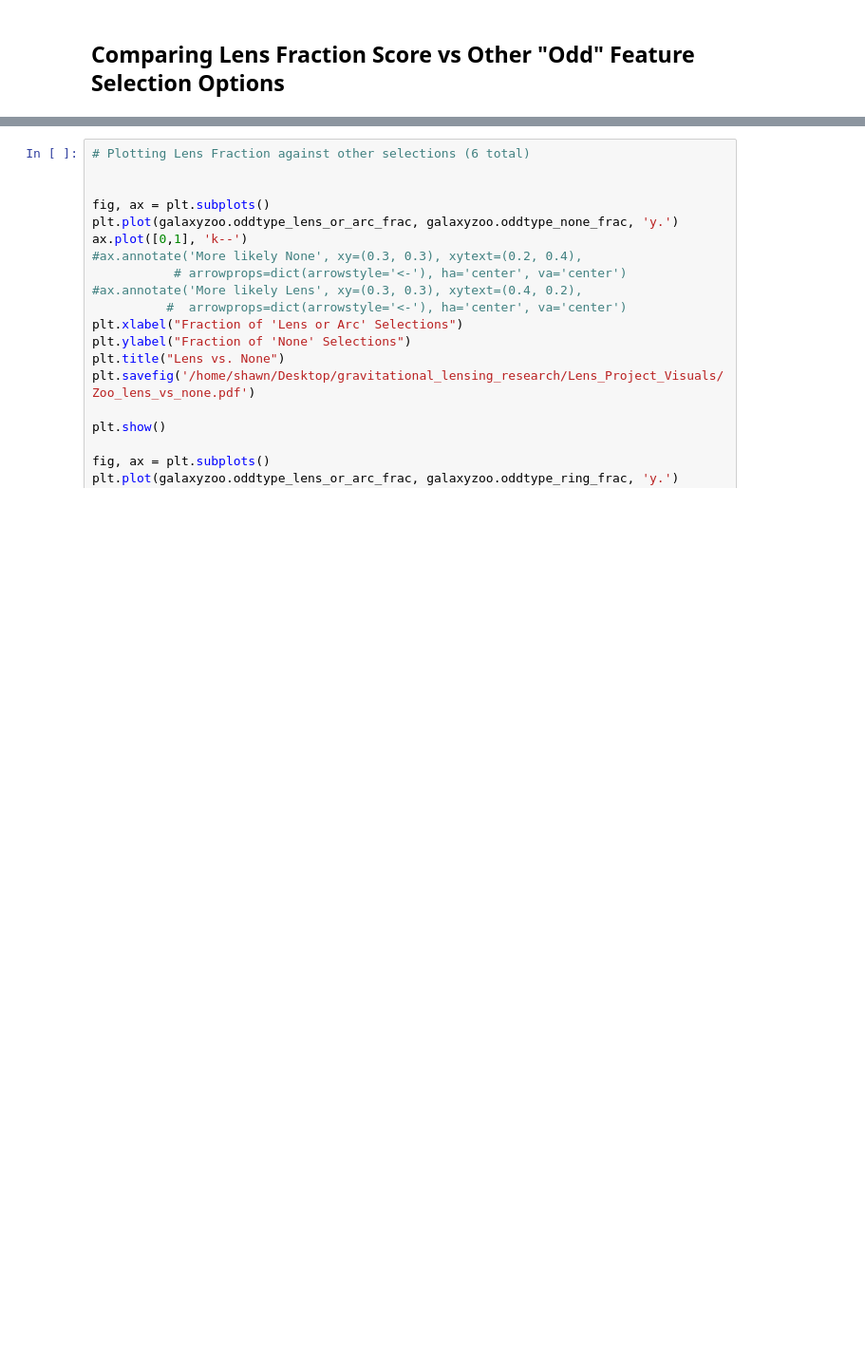
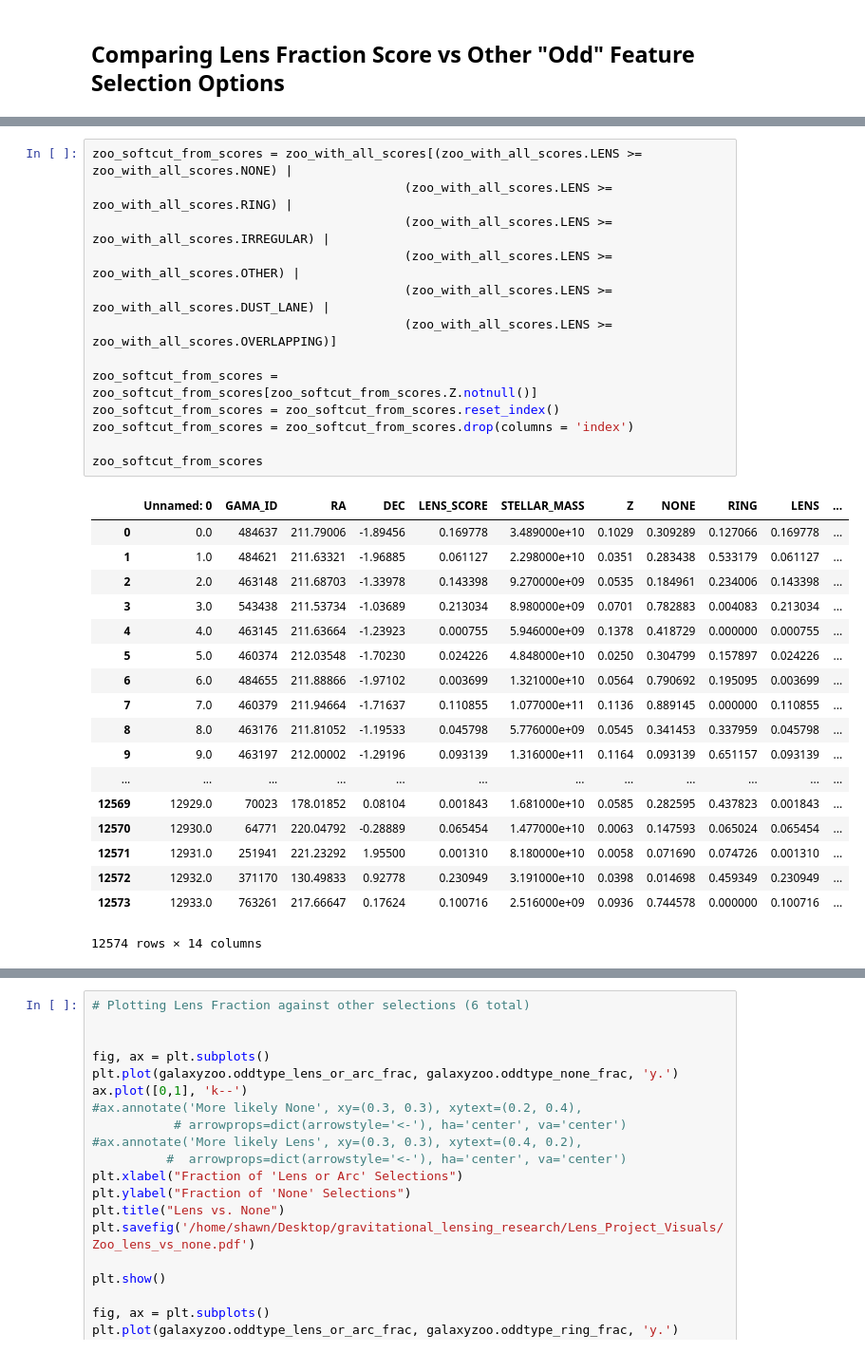
Before and after one commit to shawnknabel/lens_methods, a Jupyter notebook: Shawn Knabel - Gravitational Lensing Notebook - Concise.ipynb, the cells around one changed output, grey strips where cells are left out. Shown at 95% size. Drawn from its saved outputs; the diff is of its cells as text; blank space fills up the shorter version.

```diff
--- a/Shawn Knabel - Gravitational Lensing Notebook - Concise.ipynb
+++ b/Shawn Knabel - Gravitational Lensing Notebook - Concise.ipynb
@@ -831,0 +905,32 @@ ColDefs(
+# %%
+zoo_softcut_from_scores = zoo_with_all_scores[(zoo_with_all_scores.LENS >= zoo_with_all_scores.NONE) |
+                                          (zoo_with_all_scores.LENS >= zoo_with_all_scores.RING) |
+                                          (zoo_with_all_scores.LENS >= zoo_with_all_scores.IRREGULAR) |
+                                          (zoo_with_all_scores.LENS >= zoo_with_all_scores.OTHER) |
+                                          (zoo_with_all_scores.LENS >= zoo_with_all_scores.DUST_LANE) |
+                                          (zoo_with_all_scores.LENS >= zoo_with_all_scores.OVERLAPPING)]
+
+zoo_softcut_from_scores = zoo_softcut_from_scores[zoo_softcut_from_scores.Z.notnull()]
+zoo_softcut_from_scores = zoo_softcut_from_scores.reset_index()
+zoo_softcut_from_scores = zoo_softcut_from_scores.drop(columns = 'index')
+
+zoo_softcut_from_scores
+# %% [output]
+|  | Unnamed: 0 | GAMA_ID | RA | DEC | LENS_SCORE | STELLAR_MASS | Z | NONE | RING | LENS | ... |
+| 0 | 0.0 | 484637 | 211.79006 | -1.89456 | 0.169778 | 3.489000e+10 | 0.1029 | 0.309289 | 0.127066 | 0.169778 | ... |
+| 1 | 1.0 | 484621 | 211.63321 | -1.96885 | 0.061127 | 2.298000e+10 | 0.0351 | 0.283438 | 0.533179 | 0.061127 | ... |
+| 2 | 2.0 | 463148 | 211.68703 | -1.33978 | 0.143398 | 9.270000e+09 | 0.0535 | 0.184961 | 0.234006 | 0.143398 | ... |
+| 3 | 3.0 | 543438 | 211.53734 | -1.03689 | 0.213034 | 8.980000e+09 | 0.0701 | 0.782883 | 0.004083 | 0.213034 | ... |
+| 4 | 4.0 | 463145 | 211.63664 | -1.23923 | 0.000755 | 5.946000e+09 | 0.1378 | 0.418729 | 0.000000 | 0.000755 | ... |
+| 5 | 5.0 | 460374 | 212.03548 | -1.70230 | 0.024226 | 4.848000e+10 | 0.0250 | 0.304799 | 0.157897 | 0.024226 | ... |
+| 6 | 6.0 | 484655 | 211.88866 | -1.97102 | 0.003699 | 1.321000e+10 | 0.0564 | 0.790692 | 0.195095 | 0.003699 | ... |
+| 7 | 7.0 | 460379 | 211.94664 | -1.71637 | 0.110855 | 1.077000e+11 | 0.1136 | 0.889145 | 0.000000 | 0.110855 | ... |
+| 8 | 8.0 | 463176 | 211.81052 | -1.19533 | 0.045798 | 5.776000e+09 | 0.0545 | 0.341453 | 0.337959 | 0.045798 | ... |
+| 9 | 9.0 | 463197 | 212.00002 | -1.29196 | 0.093139 | 1.316000e+11 | 0.1164 | 0.093139 | 0.651157 | 0.093139 | ... |
+| ... | ... | ... | ... | ... | ... | ... | ... | ... | ... | ... | ... |
+| 12569 | 12929.0 | 70023 | 178.01852 | 0.08104 | 0.001843 | 1.681000e+10 | 0.0585 | 0.282595 | 0.437823 | 0.001843 | ... |
+| 12570 | 12930.0 | 64771 | 220.04792 | -0.28889 | 0.065454 | 1.477000e+10 | 0.0063 | 0.147593 | 0.065024 | 0.065454 | ... |
+| 12571 | 12931.0 | 251941 | 221.23292 | 1.95500 | 0.001310 | 8.180000e+10 | 0.0058 | 0.071690 | 0.074726 | 0.001310 | ... |
+| 12572 | 12932.0 | 371170 | 130.49833 | 0.92778 | 0.230949 | 3.191000e+10 | 0.0398 | 0.014698 | 0.459349 | 0.230949 | ... |
+| 12573 | 12933.0 | 763261 | 217.66647 | 0.17624 | 0.100716 | 2.516000e+09 | 0.0936 | 0.744578 | 0.000000 | 0.100716 | ... |
+12574 rows × 14 columns
```
Also changed, not shown: parts of 10 cells of this notebook, 2 other files.
